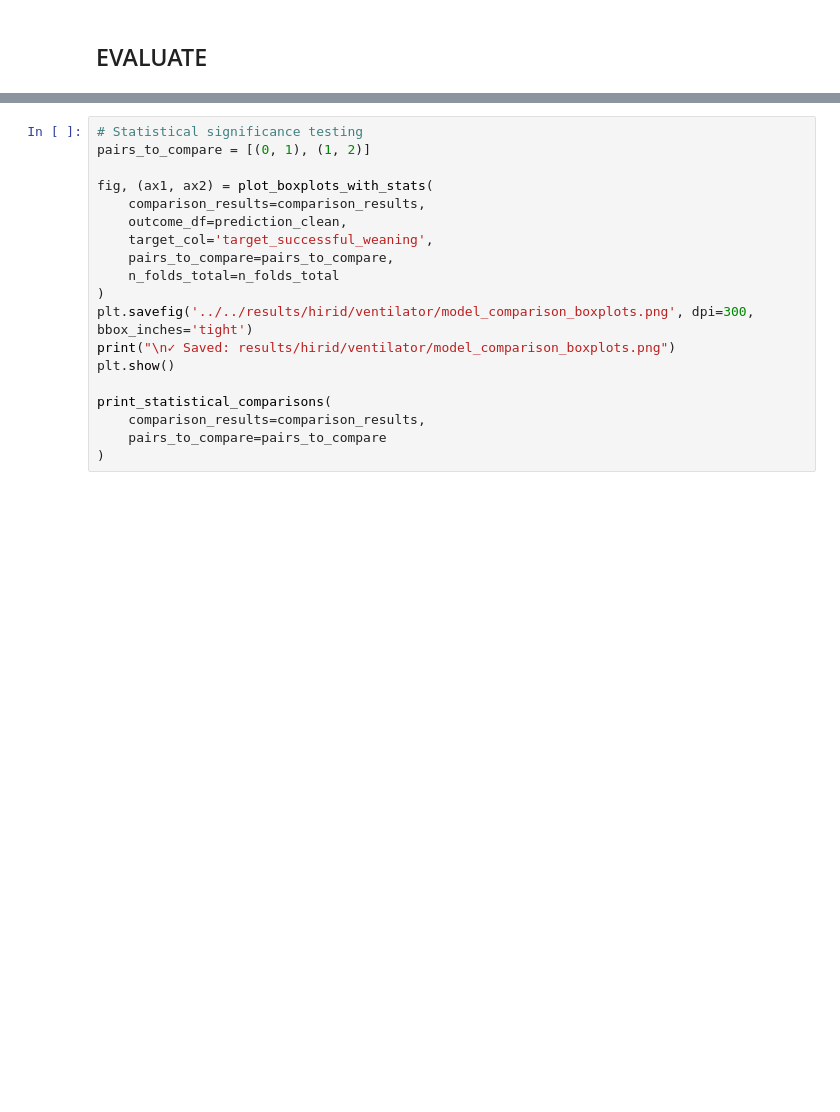
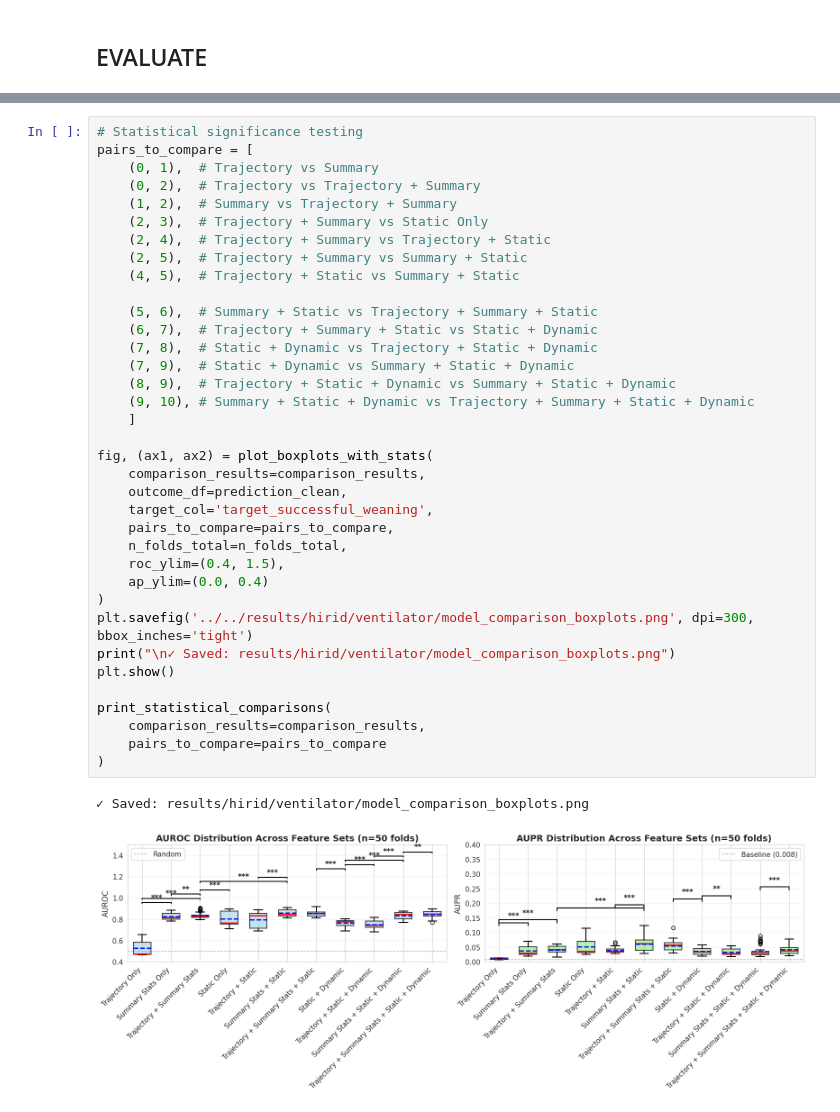
Before and after one commit to tw2067/trajectory-modeling, a Jupyter notebook: scripts/notebooks/HiRiD_Ventilator_traj_probs.ipynb, the cells around one changed output, grey strips where cells are left out. Saved outputs shown, nothing was run; the diff lists cells and outputs as text; blank space fills up the shorter version.

```diff
--- a/scripts/notebooks/HiRiD_Ventilator_traj_probs.ipynb
+++ b/scripts/notebooks/HiRiD_Ventilator_traj_probs.ipynb
@@ -827,19 +1214,39 @@ plt.show()
 # %%
 # Statistical significance testing
-pairs_to_compare = [(0, 1), (1, 2)]
+pairs_to_compare = [
+    (0, 1),  # Trajectory vs Summary
+    (0, 2),  # Trajectory vs Trajectory + Summary
+    (1, 2),  # Summary vs Trajectory + Summary
+    (2, 3),  # Trajectory + Summary vs Static Only
+    (2, 4),  # Trajectory + Summary vs Trajectory + Static
+    (2, 5),  # Trajectory + Summary vs Summary + Static
+    (4, 5),  # Trajectory + Static vs Summary + Static
+
+    (5, 6),  # Summary + Static vs Trajectory + Summary + Static
+    (6, 7),  # Trajectory + Summary + Static vs Static + Dynamic
+    (7, 8),  # Static + Dynamic vs Trajectory + Static + Dynamic
+    (7, 9),  # Static + Dynamic vs Summary + Static + Dynamic
+    (8, 9),  # Trajectory + Static + Dynamic vs Summary + Static + Dynamic
+    (9, 10), # Summary + Static + Dynamic vs Trajectory + Summary + Static + Dynamic
+    ]
 
 fig, (ax1, ax2) = plot_boxplots_with_stats(
     comparison_results=comparison_results,
     outcome_df=prediction_clean,
     target_col='target_successful_weaning',
     pairs_to_compare=pairs_to_compare,
-    n_folds_total=n_folds_total
+    n_folds_total=n_folds_total,
+    roc_ylim=(0.4, 1.5),
+    ap_ylim=(0.0, 0.4)
 )
 plt.savefig('../../results/hirid/ventilator/model_comparison_boxplots.png', dpi=300, bbox_inches='tight')
 print("\n✓ Saved: results/hirid/ventilator/model_comparison_boxplots.png")
 plt.show()
 
 print_statistical_comparisons(
     comparison_results=comparison_results,
     pairs_to_compare=pairs_to_compare
 )
+# %% [output]
+✓ Saved: results/hirid/ventilator/model_comparison_boxplots.png
+[figure, added]
```
Also changed, not shown: parts of 29 cells of this notebook, 33 other files.
